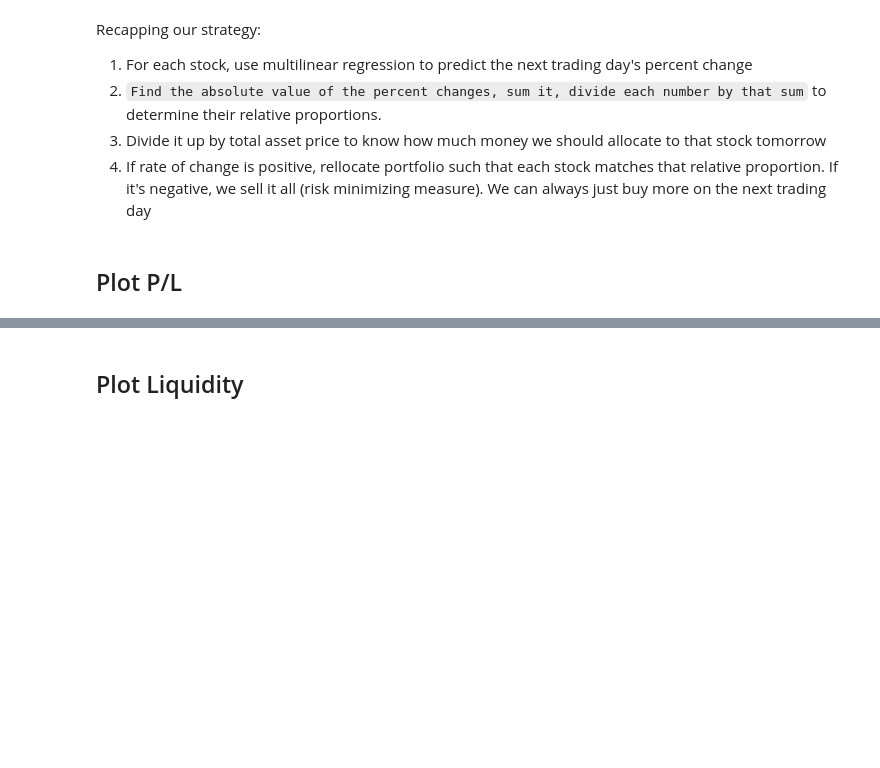
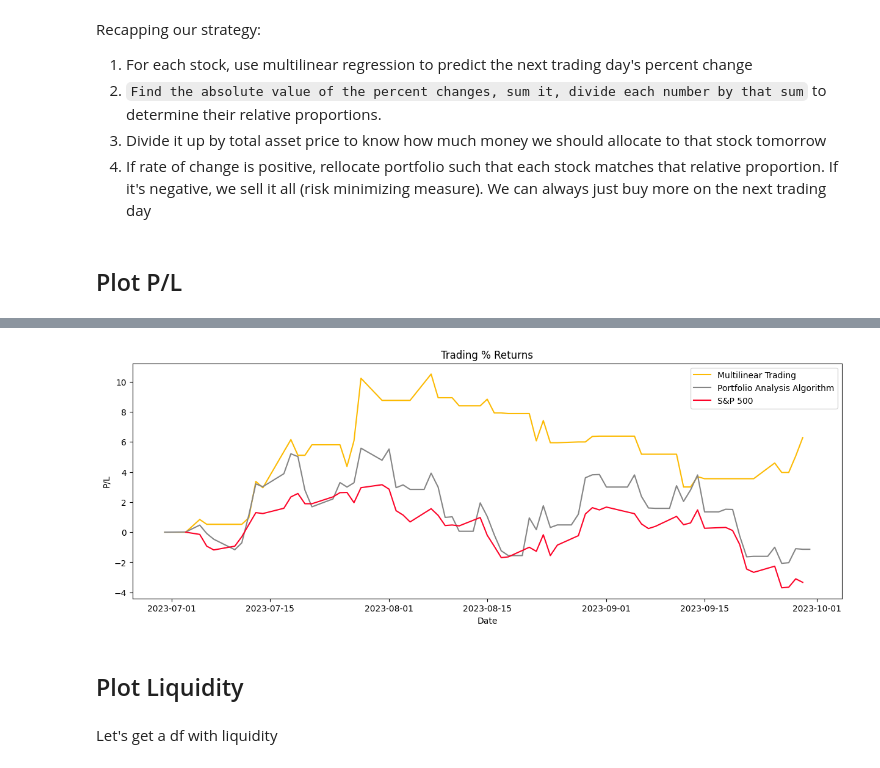
Before and after one commit to NotReallyJustin/SSMIF-Analyst-App, a Jupyter notebook: justin_chen_algo_strat.ipynb, the cells around one changed output, grey strips where cells are left out. Saved outputs shown, nothing was run; the diff lists cells and outputs as text; code cells hidden in the pictures; blank space fills up the shorter version.

```diff
--- a/justin_chen_algo_strat.ipynb
+++ b/justin_chen_algo_strat.ipynb
@@ -729,0 +759,9 @@ for date_idx, portfolio in trades.items():
+# %%
+pl_ret = pd.DataFrame(dtype="float")
+INITIAL_VALUE = 200000                  # Initial buying power was $200k
+
+for date_idx, portfolio in trades.items():
+    date = BENCH_STOCK.df.index[date_idx]
+    pl_ret.loc[date, "PL"] = (portfolio.calculate_asset_value() - INITIAL_VALUE) / INITIAL_VALUE * 100
+
+dummy_ret = fake_port.total_portfolio_values.subtract(INITIAL_VALUE).divide(INITIAL_VALUE).multiply(100)
@@ -730,2 +770,26 @@ for date_idx, portfolio in trades.items():
+# %%
+spy = stock_dict["SPY"]
+spy_initial = spy.df.loc[BENCH_STOCK.df.index[START_DATE_IDX], "Adj Close"]
+spy_ret = pd.DataFrame(dtype="float")
+
+for idx in range(START_DATE_IDX, END_DATE_IDX + 1):
+    date = BENCH_STOCK.df.index[idx]
+    spy_ret.loc[date, "SPYL"] = (spy.df.loc[date, "Adj Close"] - spy_initial) / spy_initial * 100
+# %%
+%matplotlib inline
+
+plt.figure(figsize=(15,5))
+plt.plot(pl_ret, color="#fcba03", label="Multilinear Trading")
+plt.plot(dummy_ret, color="#858585", label="Portfolio Analysis Algorithm")
+plt.plot(spy_ret, color="#fc0328", label="S&P 500")
+plt.title("Trading % Returns")
+plt.xlabel('Date')
+plt.ylabel('P/L')
+plt.legend()
+plt.show()
+# %% [output]
+[figure, added]
 # %% [markdown]
 ## Plot Liquidity
+# %% [markdown]
+Let's get a df with liquidity
```
Also changed, not shown: parts of 22 cells of this notebook, 1 other file.
